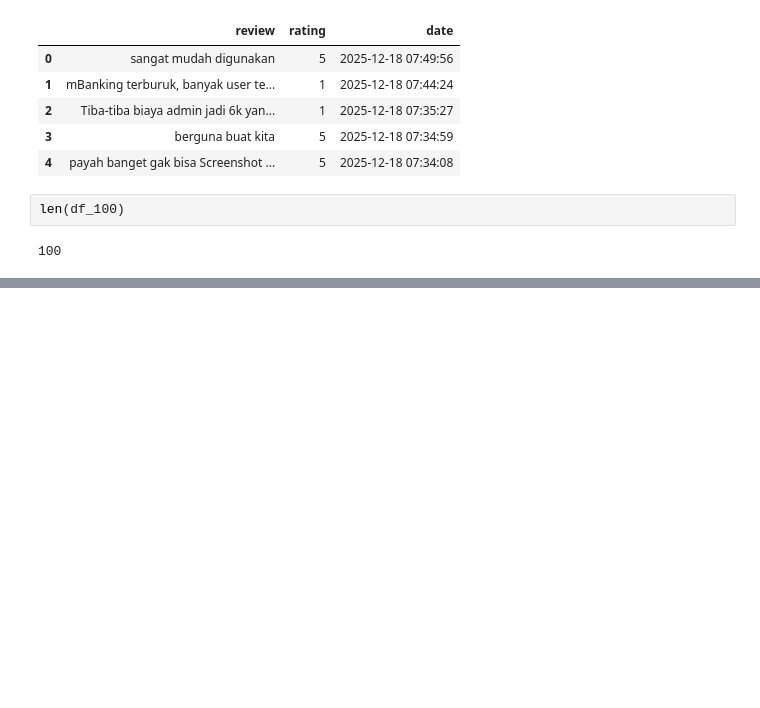
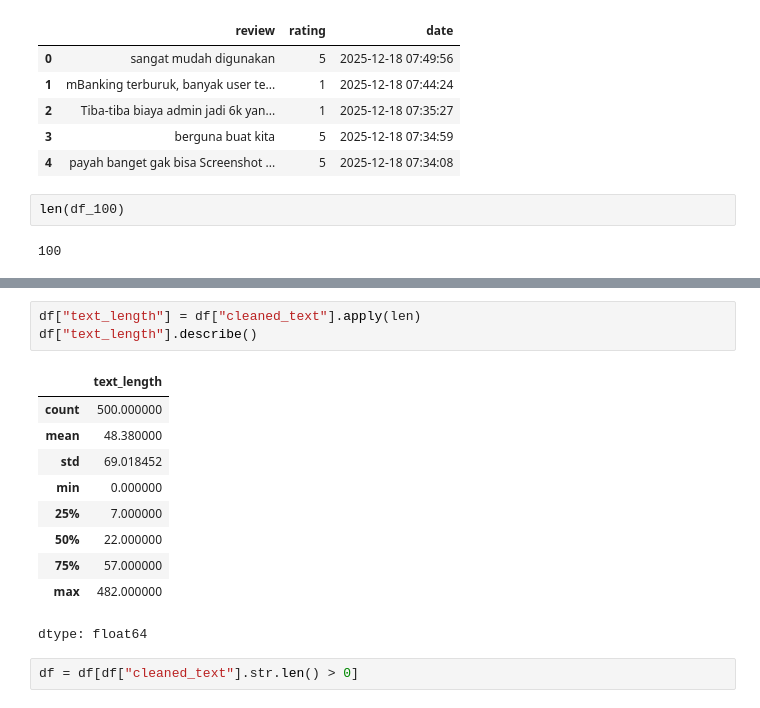
Before and after one commit to mukhairatil/sentiment-analysis-indoroberta, a Jupyter notebook: tes_penelitian.ipynb, the cells around one changed output, grey strips where cells are left out. Cells and saved outputs as stored; diff of their text form; blank space fills up the shorter version.

```diff
--- a/tes_penelitian.ipynb
+++ b/tes_penelitian.ipynb
@@ -70,0 +160,16 @@ len(df_100)
+# %%
+df["text_length"] = df["cleaned_text"].apply(len)
+df["text_length"].describe()
+# %% [output]
+|  | text_length |
+| count | 500.000000 |
+| mean | 48.380000 |
+| std | 69.018452 |
+| min | 0.000000 |
+| 25% | 7.000000 |
+| 50% | 22.000000 |
+| 75% | 57.000000 |
+| max | 482.000000 |
+dtype: float64
+# %%
+df = df[df["cleaned_text"].str.len() > 0]
```
Also changed, not shown: parts of 13 cells of this notebook.
